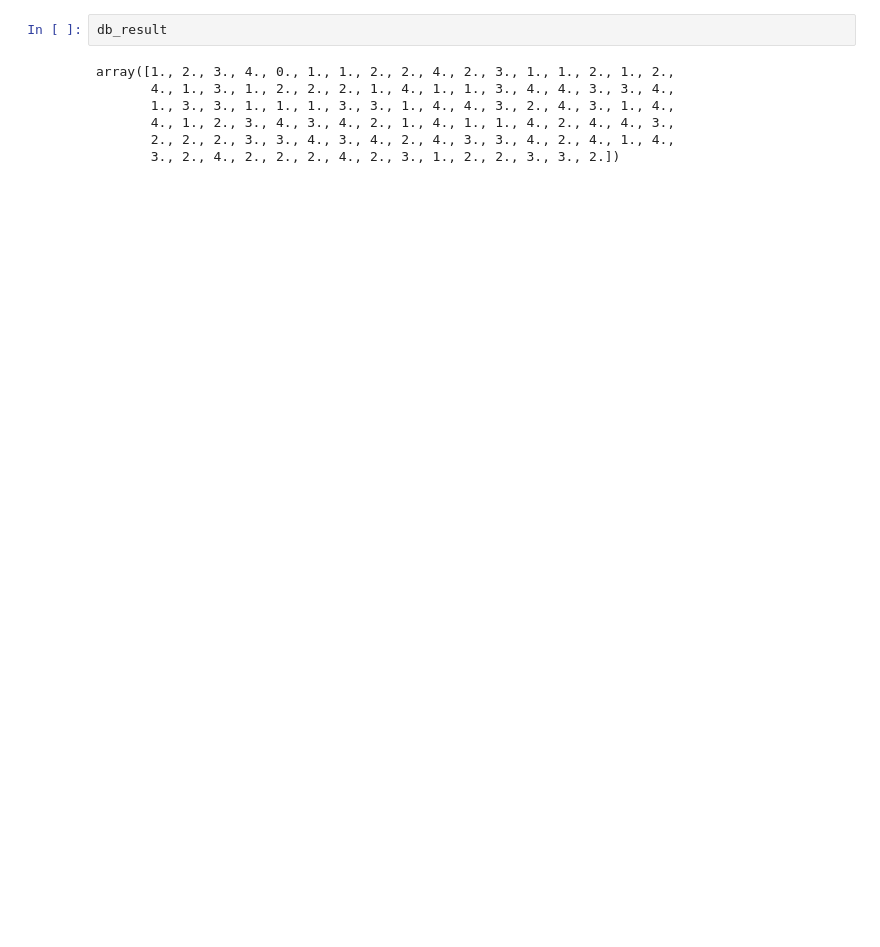
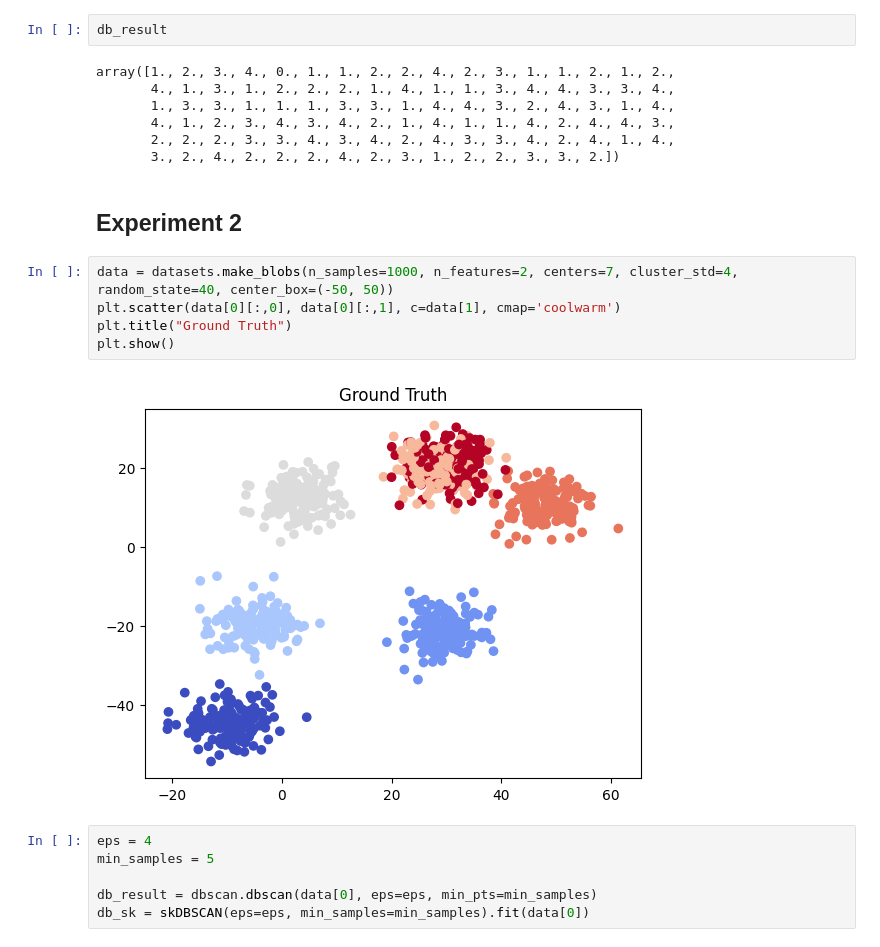
Before and after one commit to UltraArceus3/dbscan-implementation, a Jupyter notebook: dbscan.ipynb, the cells around one changed output. Drawn from its saved outputs; the diff is of its cells as text; blank space fills up the shorter version.

Commit message:
Testing against new dataset + GridSearch

```diff
--- a/dbscan.ipynb
+++ b/dbscan.ipynb
@@ -84,3 +83,18 @@ array([1., 2., 3., 4., 0., 1., 1., 2., 2., 4., 2., 3., 1., 1., 2., 1., 2.,
        4., 1., 2., 3., 4., 3., 4., 2., 1., 4., 1., 1., 4., 2., 4., 4., 3.,
        2., 2., 2., 3., 3., 4., 3., 4., 2., 4., 3., 3., 4., 2., 4., 1., 4.,
        3., 2., 4., 2., 2., 2., 4., 2., 3., 1., 2., 2., 3., 3., 2.])
+# %% [markdown]
+## Experiment 2
+# %%
+data = datasets.make_blobs(n_samples=1000, n_features=2, centers=7, cluster_std=4, random_state=40, center_box=(-50, 50))
+plt.scatter(data[0][:,0], data[0][:,1], c=data[1], cmap='coolwarm')
+plt.title("Ground Truth")
+plt.show()
+# %% [output]
+[figure, added]
+# %%
+eps = 4
+min_samples = 5
+
+db_result = dbscan.dbscan(data[0], eps=eps, min_pts=min_samples)
+db_sk = skDBSCAN(eps=eps, min_samples=min_samples).fit(data[0])
```
Also changed, not shown: parts of 20 cells of this notebook.
